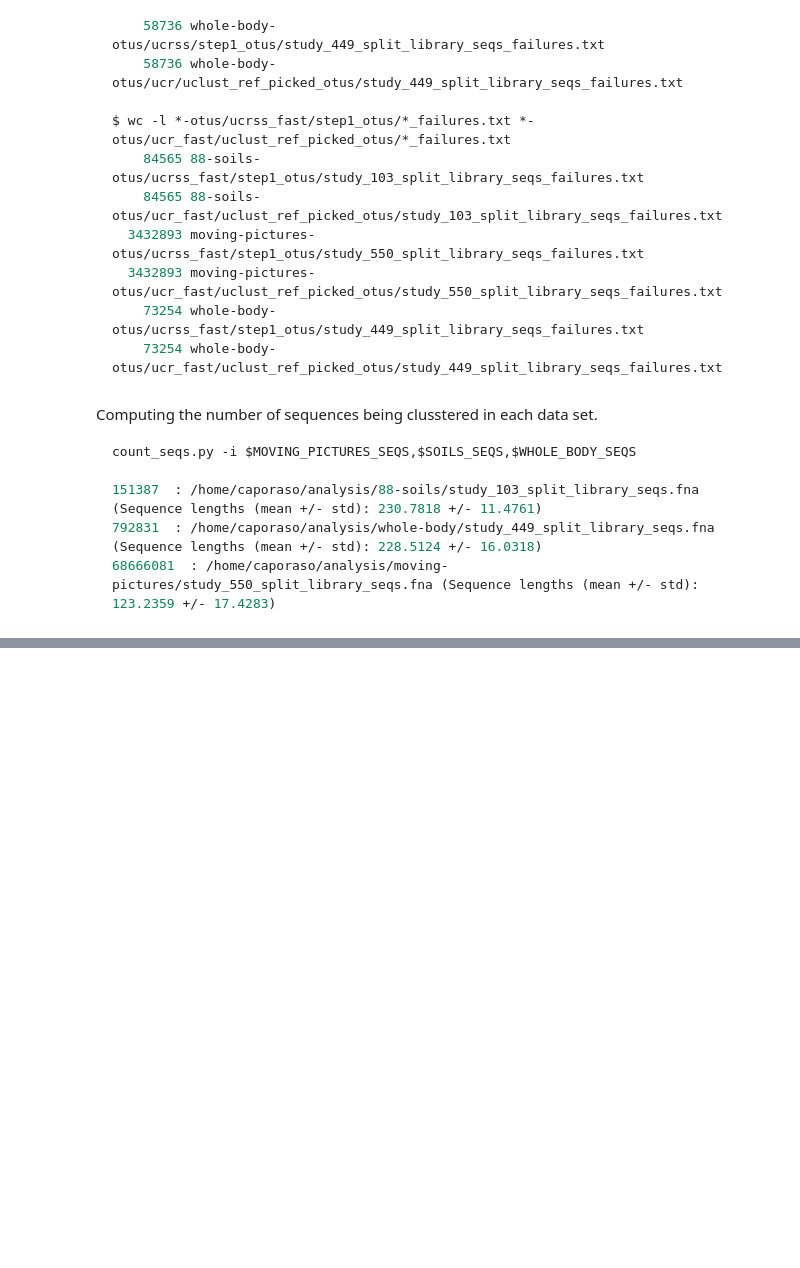
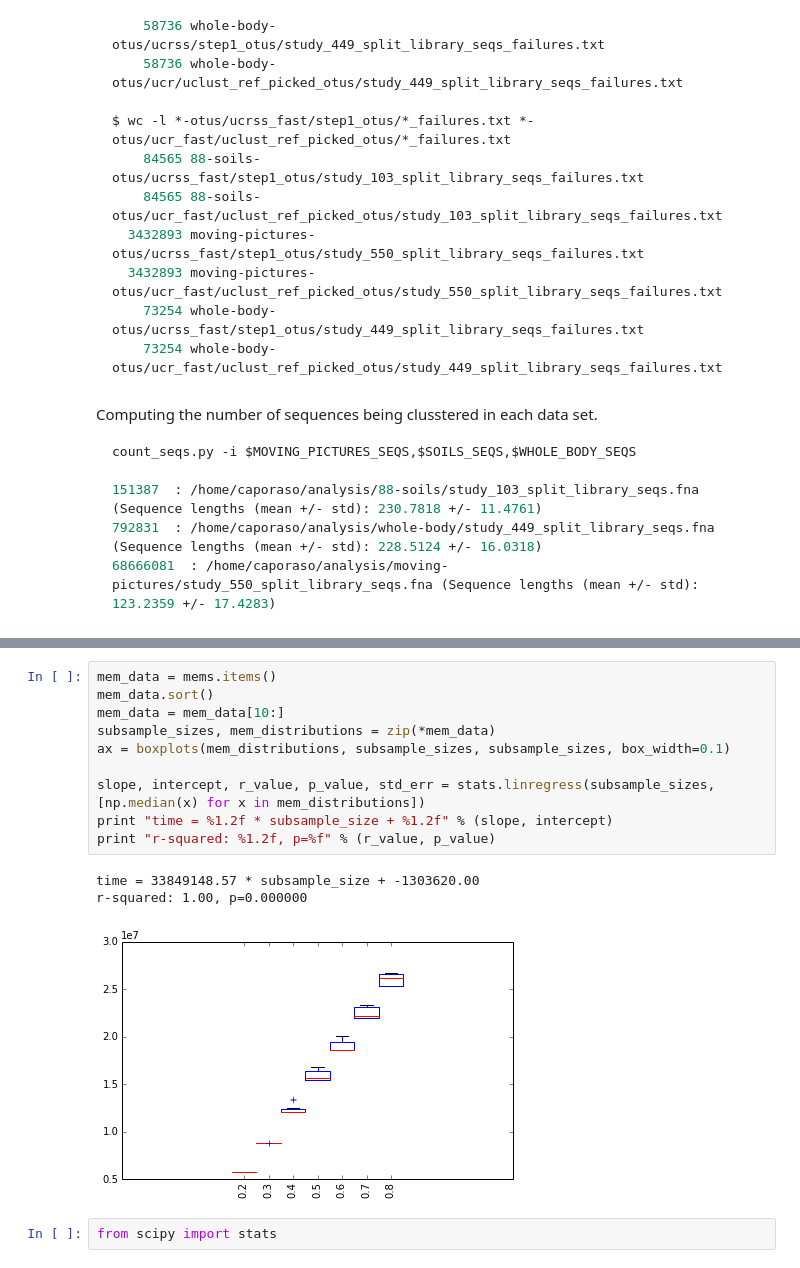
Before and after one commit to caporaso-lab/cloaked-octo-ninja, a Jupyter notebook: analyses.ipynb, the cells around one changed output, grey strips where cells are left out. Saved outputs shown, nothing was run; the diff lists cells and outputs as text; blank space fills up the shorter version.

```diff
--- a/analyses.ipynb
+++ b/analyses.ipynb
@@ -584,0 +616,16 @@ count_seqs.py -i $MOVING_PICTURES_SEQS,$SOILS_SEQS,$WHOLE_BODY_SEQS
+# %%
+mem_data = mems.items()
+mem_data.sort()
+mem_data = mem_data[10:]
+subsample_sizes, mem_distributions = zip(*mem_data)
+ax = boxplots(mem_distributions, subsample_sizes, subsample_sizes, box_width=0.1)
+
+slope, intercept, r_value, p_value, std_err = stats.linregress(subsample_sizes, [np.median(x) for x in mem_distributions])
+print "time = %1.2f * subsample_size + %1.2f" % (slope, intercept)
+print "r-squared: %1.2f, p=%f" % (r_value, p_value)
+# %% [output]
+time = 33849148.57 * subsample_size + -1303620.00
+r-squared: 1.00, p=0.000000
+[figure, added]
+# %%
+from scipy import stats
```
Also changed, not shown: parts of 3 cells of this notebook.
